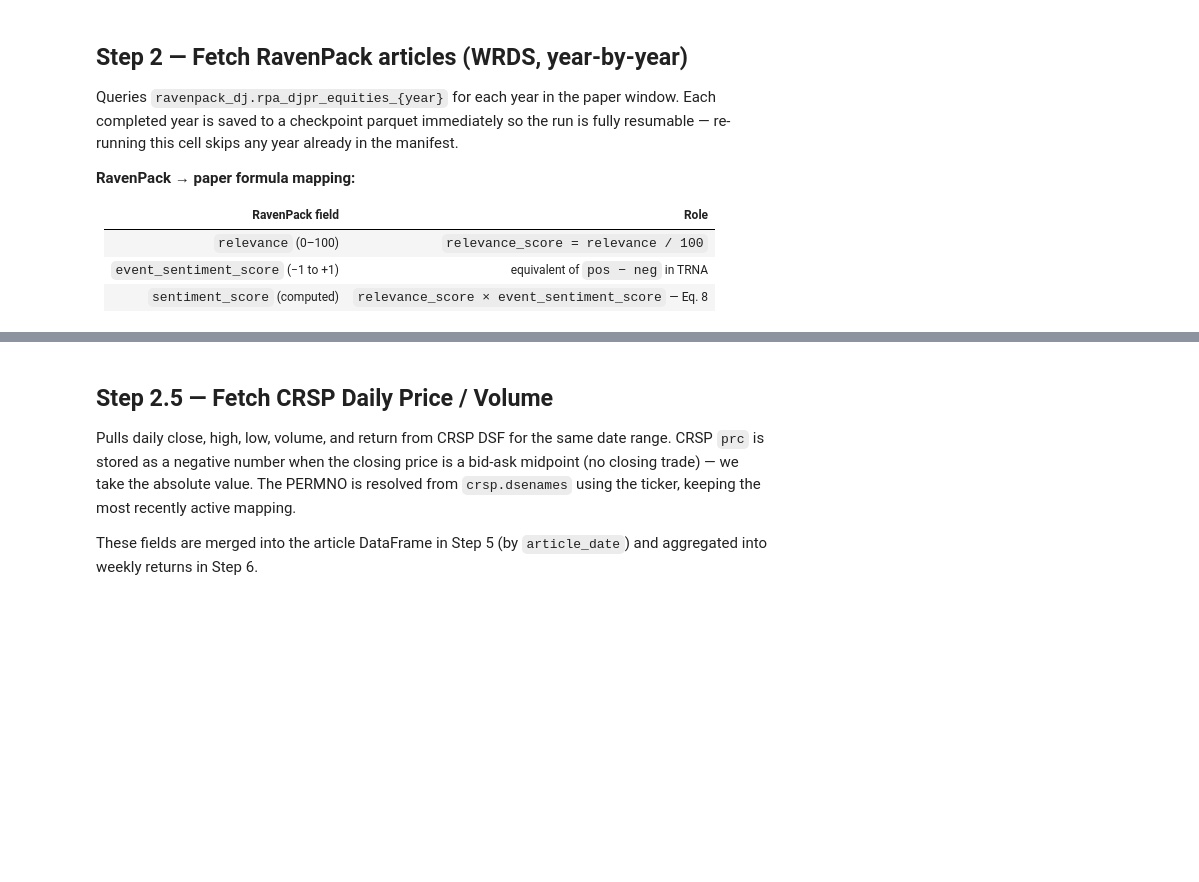
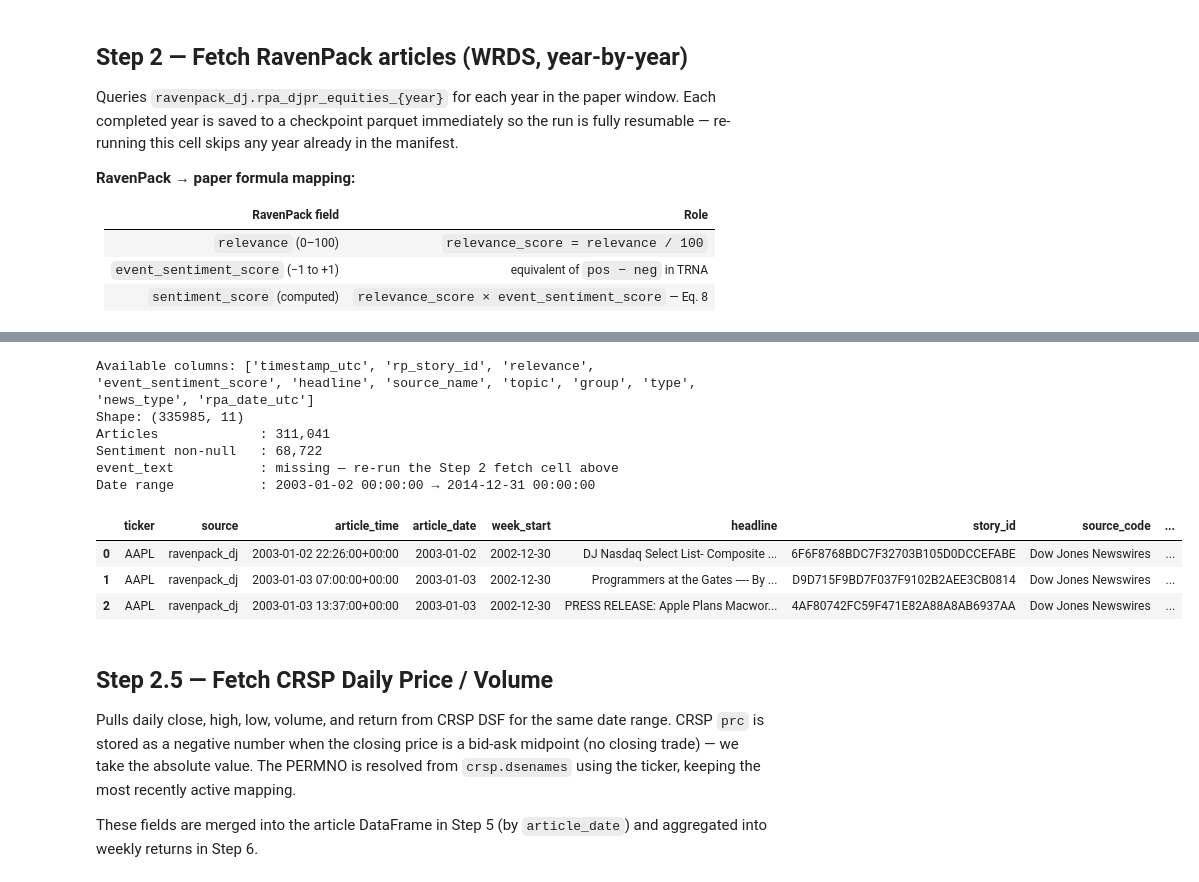
Before and after one commit to armandordorica/sentiment_learn_to_rank_paper, a Jupyter notebook: notebooks/fetch_news_articles.ipynb, the cells around one changed output, grey strips where cells are left out. Cells and saved outputs as stored; diff of their text form; code cells hidden in the pictures; blank space fills up the shorter version.

```diff
--- a/notebooks/fetch_news_articles.ipynb
+++ b/notebooks/fetch_news_articles.ipynb
@@ -221,6 +237,11 @@ COLS_SQL = (
     'timestamp_utc, rp_story_id, relevance, event_sentiment_score, '
     'headline, event_text, source_name, topic, "group", "type", news_type, rpa_date_utc'
 )
+EXPECTED_RP_COLS = {
+    "timestamp_utc", "rp_story_id", "relevance", "event_sentiment_score",
+    "headline", "event_text", "source_name", "topic", "group", "type",
+    "news_type", "rpa_date_utc",
+}
 
 # ── Load checkpoint ───────────────────────────────────────────────────────────
 if RP_CHECKPOINT_PATH.exists():
@@ -230,6 +251,18 @@ else:
     rp_cache = pd.DataFrame()
 
 rp_completed: set[str] = set(json.loads(RP_MANIFEST_PATH.read_text())) if RP_MANIFEST_PATH.exists() else set()
+
+missing_cols = EXPECTED_RP_COLS - set(rp_cache.columns) if not rp_cache.empty else set()
+if missing_cols:
+    print(
+        f"⚠️  Stale checkpoint — missing column(s): {sorted(missing_cols)}. "
+        "Clearing cache so WRDS re-fetch includes the full schema."
+    )
+    rp_cache = pd.DataFrame()
+    rp_completed = set()
+    RP_CHECKPOINT_PATH.unlink(missing_ok=True)
+    RP_MANIFEST_PATH.unlink(missing_ok=True)
+
 if rp_completed:
     print(f"Completed years      : {sorted(rp_completed)}")
 
@@ -360,34 +420,48 @@ rp["article_date"] = (
     .dt.normalize()
     .dt.tz_localize(None)
 )
 rp["week_start"] = rp["article_date"] - pd.to_timedelta(
     rp["article_date"].dt.dayofweek, unit="D"
 )
 
 rp = rp.rename(columns={"rp_story_id": "story_id", "source_name": "source_code"})
 
 rp["relevance_score"]       = pd.to_numeric(rp["relevance"], errors="coerce") / 100
 rp["event_sentiment_score"] = pd.to_numeric(rp["event_sentiment_score"], errors="coerce")
 rp["sentiment_score"]       = rp["relevance_score"] * rp["event_sentiment_score"]
 
 rp = rp.drop_duplicates(subset=["story_id"]).sort_values("article_time").reset_index(drop=True)
 rp["ticker"] = TICKER.upper()
 rp["source"] = "ravenpack_dj"
 
 ARTICLE_COLS = [
     "ticker", "source",
     "article_time", "article_date", "week_start",
     "headline", "event_text", "story_id", "source_code",
     "relevance_score", "event_sentiment_score", "sentiment_score",
     "topic", "group", "type", "news_type",
 ]
 headlines = rp[[c for c in ARTICLE_COLS if c in rp.columns]]
 
 print(f"Articles             : {len(headlines):,}")
 print(f"Sentiment non-null   : {headlines['sentiment_score'].notna().sum():,}")
-print(f"event_text non-null  : {headlines['event_text'].notna().sum():,}  ({headlines['event_text'].notna().mean():.1%})")
+if "event_text" in headlines.columns:
+    print(f"event_text non-null  : {headlines['event_text'].notna().sum():,}  ({headlines['event_text'].notna().mean():.1%})")
+else:
+    print("event_text           : missing — re-run the Step 2 fetch cell above")
 print(f"Date range           : {headlines['article_date'].min()} → {headlines['article_date'].max()}")
 headlines.head(3)
+# %% [output]
+Available columns: ['timestamp_utc', 'rp_story_id', 'relevance', 'event_sentiment_score', 'headline', 'source_name', 'topic', 'group', 'type', 'news_type', 'rpa_date_utc']
+Shape: (335985, 11)
+Articles             : 311,041
+Sentiment non-null   : 68,722
+event_text           : missing — re-run the Step 2 fetch cell above
+Date range           : 2003-01-02 00:00:00 → 2014-12-31 00:00:00
+|  | ticker | source | article_time | article_date | week_start | headline | story_id | source_code | ... |
+| 0 | AAPL | ravenpack_dj | 2003-01-02 22:26:00+00:00 | 2003-01-02 | 2002-12-30 | DJ Nasdaq Select List- Composite ... | 6F6F8768BDC7F32703B105D0DCCEFABE | Dow Jones Newswires | ... |
+| 1 | AAPL | ravenpack_dj | 2003-01-03 07:00:00+00:00 | 2003-01-03 | 2002-12-30 | Programmers at the Gates ---- By ... | D9D715F9BD7F037F9102B2AEE3CB0814 | Dow Jones Newswires | ... |
+| 2 | AAPL | ravenpack_dj | 2003-01-03 13:37:00+00:00 | 2003-01-03 | 2002-12-30 | PRESS RELEASE: Apple Plans Macwor... | 4AF80742FC59F471E82A88A8AB6937AA | Dow Jones Newswires | ... |
 # %% [markdown]
 ## Step 2.5 — Fetch CRSP Daily Price / Volume
 
```
Also changed, not shown: parts of 16 cells of this notebook, 2 other files.
